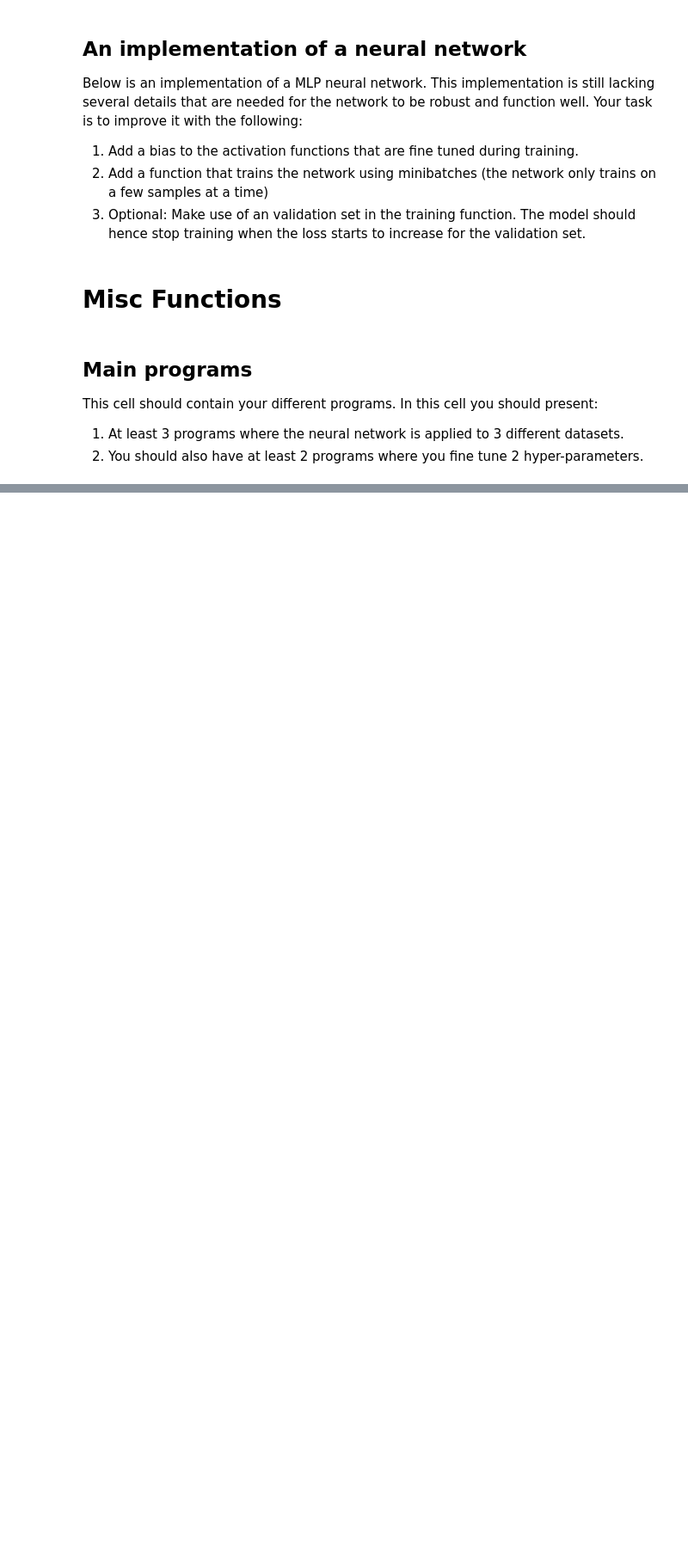
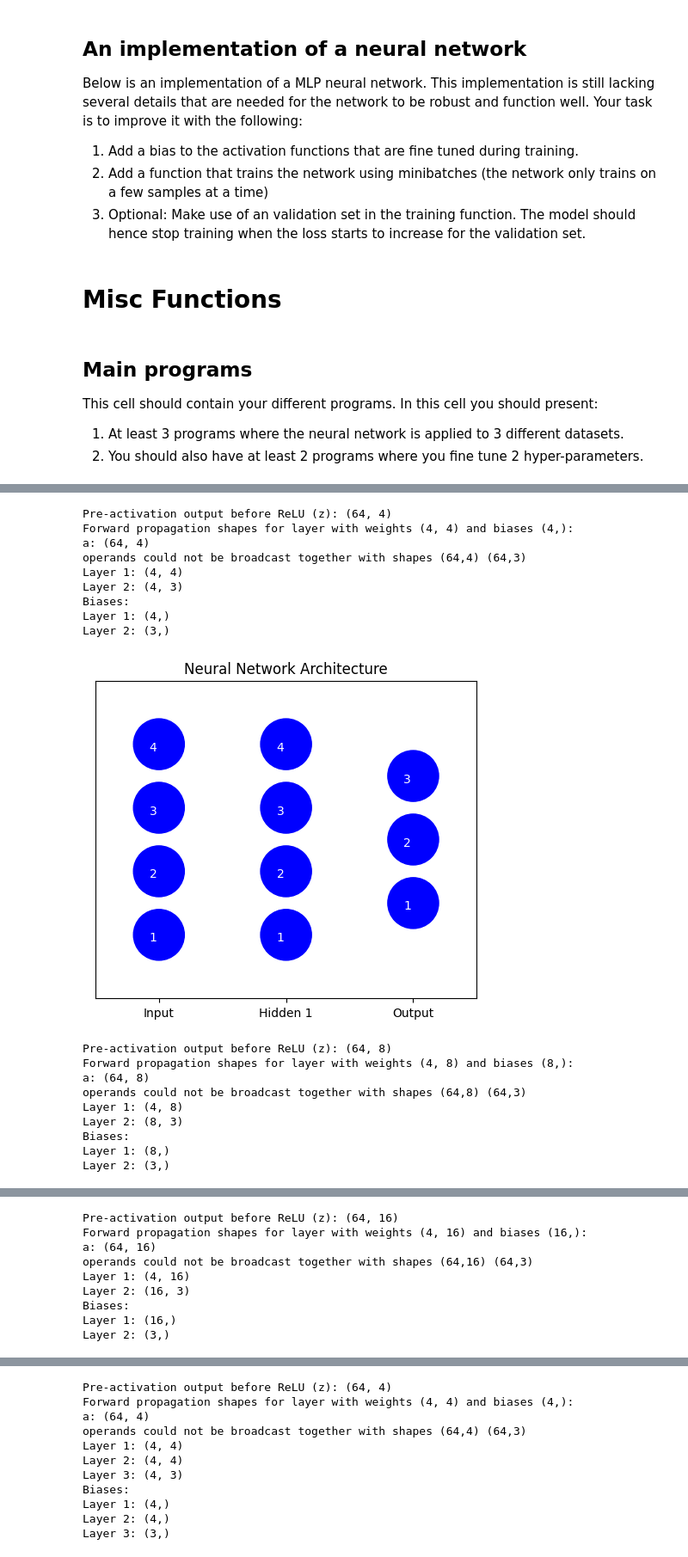
Before and after one commit to Kiriketsuki/T3104_ML, a Jupyter notebook: Assignment 3/NN implementation.ipynb, the cells around one changed output, grey strips where cells are left out. Shown at 86% size. Drawn from its saved outputs; the diff is of its cells as text; code cells hidden in the pictures; blank space fills up the shorter version.

Commit message:
trying grid search

```diff
--- a/Assignment 3/NN implementation.ipynb
+++ b/Assignment 3/NN implementation.ipynb
@@ -63,8 +63,13 @@ def d_MSE_loss(y_hat, y):
 # Propagate a signal through a layer in a neural network.
 # Added: support for the use of a bias
 def propagate_forward(w, b, a, f="none"):
-    z = activate(np.dot(a, w) + b, f)
-    return z
+    z = np.dot(a, w) + b
+
+    # Add a print statement to inspect the pre-activation output
+    print(f"Pre-activation output before {f} (z): {z.shape}")
+
+    return activate(z, f)
+
 
 # Calculate the backward gradients that are passed through the layer in the backward pass.
 # Returns both the derivative of the loss with respect to the weights w and the input signal a.
@@ -327,0 +428,48 @@ Test accuracy for Breast Cancer dataset: [[72  0]
+# %%
+def main_with_grid_search():
+    X_train_iris, X_test_iris, y_train_iris, y_test_iris = iris()
+
+    # Split the training data into a training set and a validation set
+    n = X_train_iris.shape[0]
+    val_size = int(n * 0.1)
+    train_size = n - val_size
+
+    X_train_iris, X_val_iris = X_train_iris[:train_size], X_train_iris[train_size:]
+    y_train_iris, y_val_iris = y_train_iris[:train_size], y_train_iris[train_size:]
+
+    best_hyperparameters = grid_search(X_train_iris, y_train_iris, X_val_iris, y_val_iris)
+    print(f"Best hyperparameters: {best_hyperparameters}")
+
+    # Retrain the neural network with the best hyperparameters
+    best_hidden_neurons = best_hyperparameters['hidden_layers']
+    best_hidden_activations = ["ReLU"] * len(best_hidden_neurons)
+    best_learning_rate = best_hyperparameters['learning_rate']
+
+    nn_iris = NeuralNet(X_train_iris.shape[1], y_train_iris.shape[1], hidden_neurons=best_hidden_neurons, hidden_activations=best_hidden_activations, output_activation='softmax')
+    # nn_iris.train_net(np.vstack((X_train_iris, X_val_iris)), np.vstack((y_train_iris, y_val_iris)), batch_size=64, epochs=100, val_split=0, verbose=False, alpha=best_learning_rate)
+    test_accuracy_iris = nn_iris.accuracy(X_test_iris, y_test_iris)
+
+    print("Test accuracy for Iris dataset with tuned hyperparameters:", test_accuracy_iris)
+
+
+main_with_grid_search()
+# %% [output]
+Pre-activation output before ReLU (z): (64, 4)
+Forward propagation shapes for layer with weights (4, 4) and biases (4,):
+a: (64, 4)
+operands could not be broadcast together with shapes (64,4) (64,3)
+Layer 1: (4, 4)
+Layer 2: (4, 3)
+Biases:
+Layer 1: (4,)
+Layer 2: (3,)
+[figure, added]
+Pre-activation output before ReLU (z): (64, 8)
+Forward propagation shapes for layer with weights (4, 8) and biases (8,):
+a: (64, 8)
+operands could not be broadcast together with shapes (64,8) (64,3)
+Layer 1: (4, 8)
+Layer 2: (8, 3)
+Biases:
+Layer 1: (8,)
+Layer 2: (3,)
@@ -327,0 +477,9 @@ Test accuracy for Breast Cancer dataset: [[72  0]
+Pre-activation output before ReLU (z): (64, 16)
+Forward propagation shapes for layer with weights (4, 16) and biases (16,):
+a: (64, 16)
+operands could not be broadcast together with shapes (64,16) (64,3)
+Layer 1: (4, 16)
+Layer 2: (16, 3)
+Biases:
+Layer 1: (16,)
+Layer 2: (3,)
@@ -327,0 +487,11 @@ Test accuracy for Breast Cancer dataset: [[72  0]
+Pre-activation output before ReLU (z): (64, 4)
+Forward propagation shapes for layer with weights (4, 4) and biases (4,):
+a: (64, 4)
+operands could not be broadcast together with shapes (64,4) (64,3)
+Layer 1: (4, 4)
+Layer 2: (4, 4)
+Layer 3: (4, 3)
+Biases:
+Layer 1: (4,)
+Layer 2: (4,)
+Layer 3: (3,)
```
Also changed, not shown: parts of 4 cells of this notebook.
